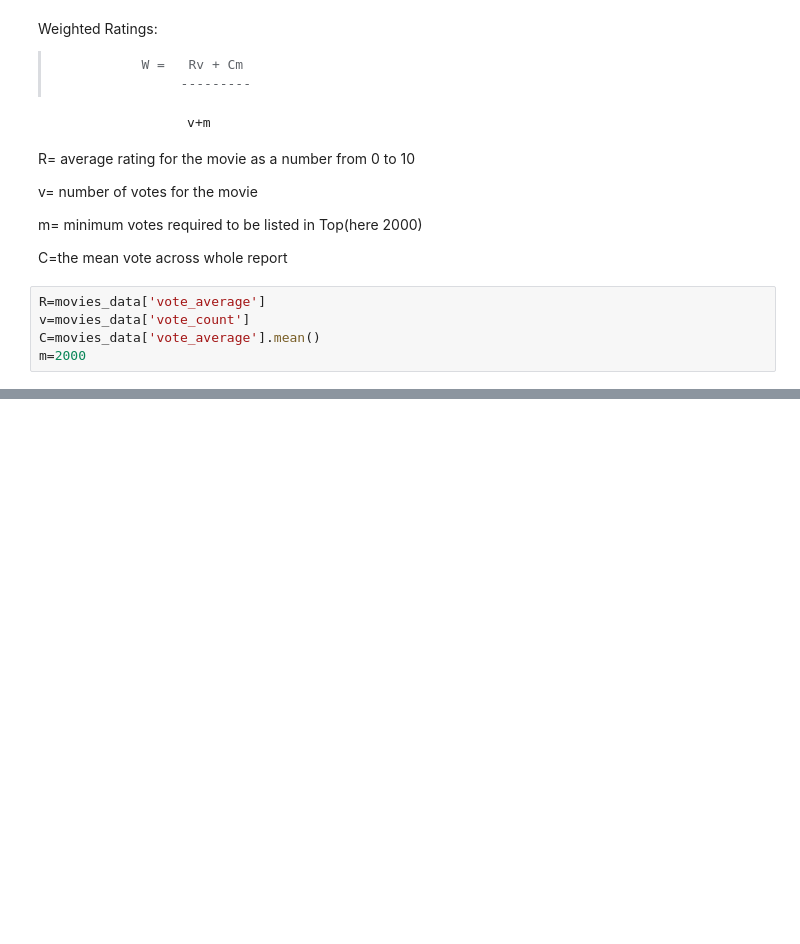
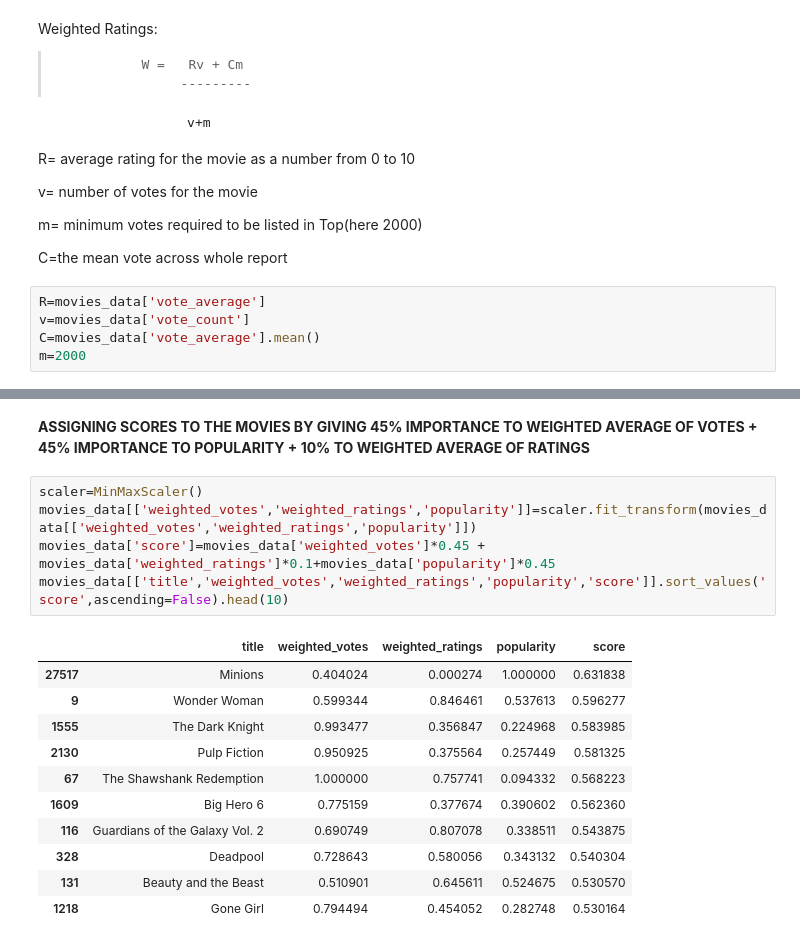
Before and after one commit to disha2sinha/Movie-Recommendation-System, a Jupyter notebook: Recommendation_System.ipynb, the cells around one changed output, grey strips where cells are left out. Cells and saved outputs as stored; diff of their text form; blank space fills up the shorter version.

```diff
--- a/Recommendation_System.ipynb
+++ b/Recommendation_System.ipynb
@@ -87,0 +118,19 @@ movies_data[['title','weighted_ratings']].sort_values('weighted_ratings',ascendi
+# %% [markdown]
+**ASSIGNING SCORES TO THE MOVIES BY GIVING 45% IMPORTANCE TO WEIGHTED AVERAGE OF VOTES + 45% IMPORTANCE TO POPULARITY + 10% TO WEIGHTED AVERAGE OF RATINGS**
+# %%
+scaler=MinMaxScaler()
+movies_data[['weighted_votes','weighted_ratings','popularity']]=scaler.fit_transform(movies_data[['weighted_votes','weighted_ratings','popularity']])
+movies_data['score']=movies_data['weighted_votes']*0.45 + movies_data['weighted_ratings']*0.1+movies_data['popularity']*0.45
+movies_data[['title','weighted_votes','weighted_ratings','popularity','score']].sort_values('score',ascending=False).head(10)
+# %% [output]
+|  | title | weighted_votes | weighted_ratings | popularity | score |
+| 27517 | Minions | 0.404024 | 0.000274 | 1.000000 | 0.631838 |
+| 9 | Wonder Woman | 0.599344 | 0.846461 | 0.537613 | 0.596277 |
+| 1555 | The Dark Knight | 0.993477 | 0.356847 | 0.224968 | 0.583985 |
+| 2130 | Pulp Fiction | 0.950925 | 0.375564 | 0.257449 | 0.581325 |
+| 67 | The Shawshank Redemption | 1.000000 | 0.757741 | 0.094332 | 0.568223 |
+| 1609 | Big Hero 6 | 0.775159 | 0.377674 | 0.390602 | 0.562360 |
+| 116 | Guardians of the Galaxy Vol. 2 | 0.690749 | 0.807078 | 0.338511 | 0.543875 |
+| 328 | Deadpool | 0.728643 | 0.580056 | 0.343132 | 0.540304 |
+| 131 | Beauty and the Beast | 0.510901 | 0.645611 | 0.524675 | 0.530570 |
+| 1218 | Gone Girl | 0.794494 | 0.454052 | 0.282748 | 0.530164 |
```
Also changed, not shown: parts of 5 cells of this notebook.
